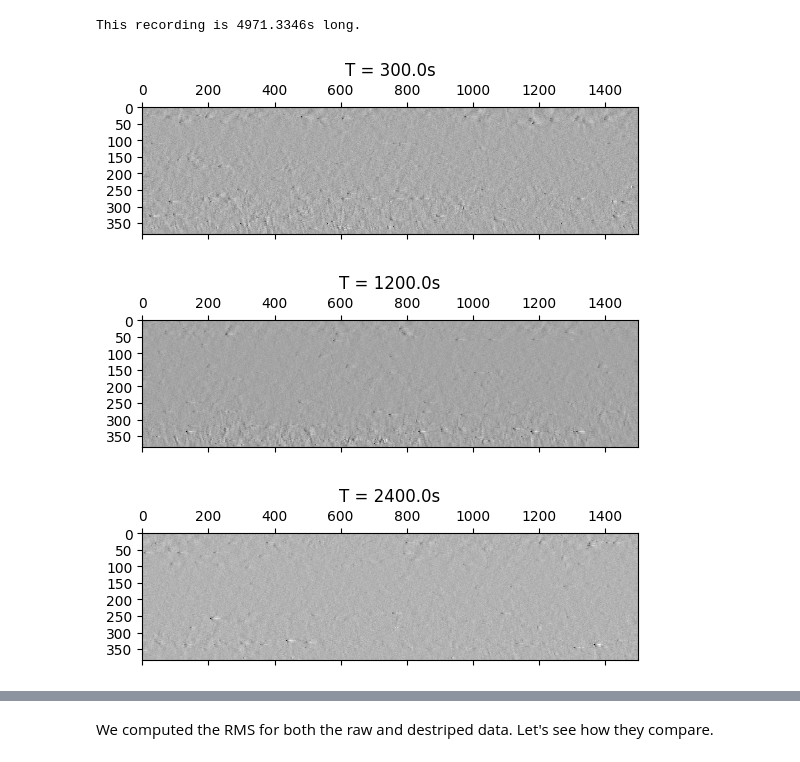
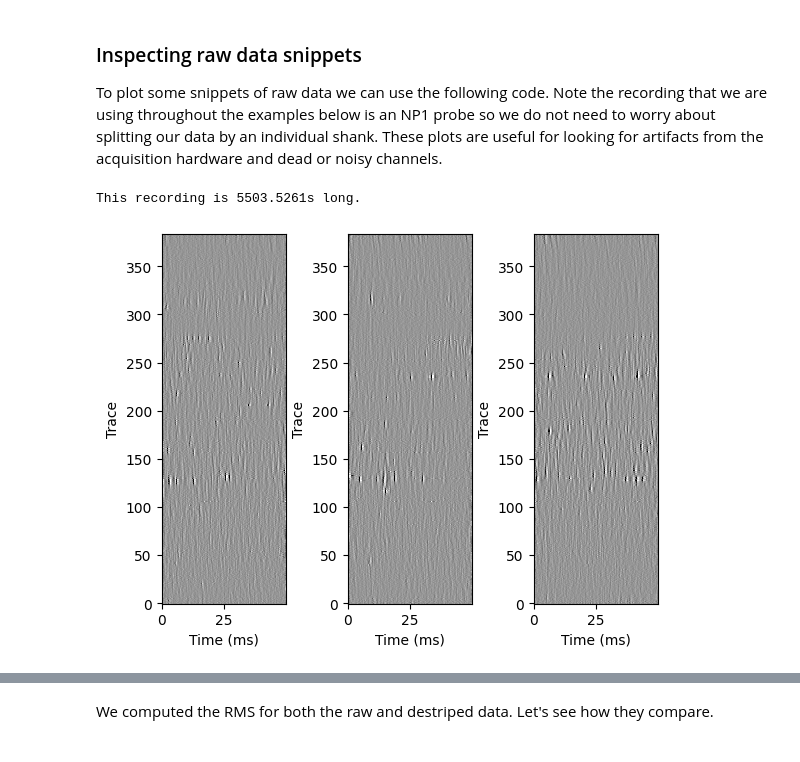
Before and after one commit to int-brain-lab/paper-reproducible-ephys, a Jupyter notebook: RIGOR_script.ipynb, the cells around one changed output, grey strips where cells are left out. Cells and saved outputs as stored; diff of their text form; code cells hidden in the pictures.

```diff
--- a/RIGOR_script.ipynb
+++ b/RIGOR_script.ipynb
@@ -58,0 +149,19 @@ In the raw AP band snippets below, we're looking for epileptiform activity, arti
+# %%
+def extract_raw_data_snippet(sr, t0=1000, t_interval=1):
+    # sampling frequency of data
+    fs = sr.fs
+    sl = slice(int(t0 * fs), int((t0 + t_interval) * fs))
+    raw = sr[sl, :-sr.nsync].T
+
+    return raw
+
+def get_sampling_frequency(sr):
+    return sr.fs
+
+
+def get_recording_length(sr):
+    return sr.rl
+
+
+def get_probe_geometry(sr):
+    return sr.geometry
@@ -59,25 +210,32 @@ In the raw AP band snippets below, we're looking for epileptiform activity, arti
+# %% [markdown]
+### Inspecting raw data snippets
+To plot some snippets of raw data we can use the following code. Note the recording that we are using throughout the examples below is an NP1 probe so we do not need to worry about splitting our data by an individual shank. These plots are useful for looking for artifacts from the acquisition hardware and dead or noisy channels.
 # %%
+from ibldsp import voltage
+from ibllib.plots.misc import Density
+import matplotlib.pyplot as plt
+import numpy as np
+import spikeglx
+
 ap_file = next(raw_data_path.glob('*ap.*bin'), None)
-sr = spikeglx.Reader(ap_file)
-fs = sr.fs
-h = get_probe_geometry(sr)
+# Read in our raw data file
+sr_ap = spikeglx.Reader(ap_file)
+fs = get_sampling_frequency(sr_ap)
+rl = get_recording_length(sr_ap)
+probe_info = get_probe_geometry(sr_ap)
 
-print(f"This recording is {sr.rl}s long.")
+print(f"This recording is {rl}s long.")
 
-# pick some timepoints within the recording
-t0s = int(sr.fs) * np.array([300, 1200, 2400])
+# Pick some timepoints within the recording and display 50 ms raw data snippets
+t0s = np.array([300, 1200, 2400])
+
+fig, axs = plt.subplots(1, 3)
+fig.subplots_adjust(wspace=0.5)
 
 for i, t0 in enumerate(t0s):
-    t0 = t0s[i]
-    t1 = t0 + int(0.05 * fs)
-
-    raw = sr[t0:t1, :-sr.nsync].T
-    ap_destriped = voltage.destripe(raw, fs=fs, h=h)
-    fig, ax = plt.subplots()
-    ax.matshow(ap_destriped, cmap="gray")
-    ax.set_title(f"T = {t0//fs}s")
+    raw = extract_raw_data_snippet(sr_ap, t0=t0, t_interval=0.05)
+    ap_destriped = voltage.destripe(raw, fs=fs, h=probe_info)
+    Density(ap_destriped, fs=fs, ax=axs[i], taxis=1, gain=-95, title=f"T = {t0}s")
 # %% [output]
-This recording is 4971.3346s long.
+This recording is 5503.5261s long.
-[figure, old version]
+[figure, new version]
-[figure, removed]
-[figure, removed]
```
Also changed, not shown: parts of 50 cells of this notebook.
